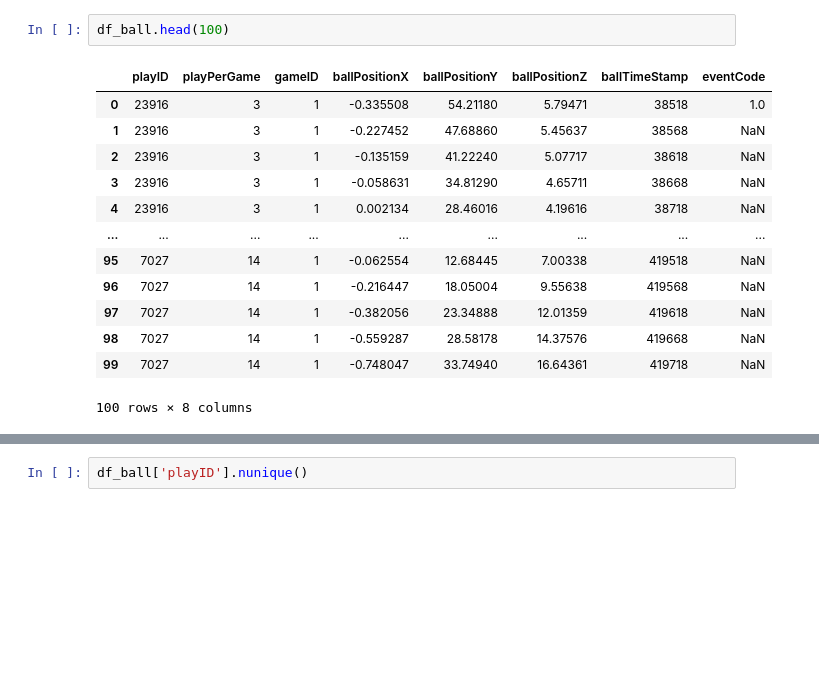
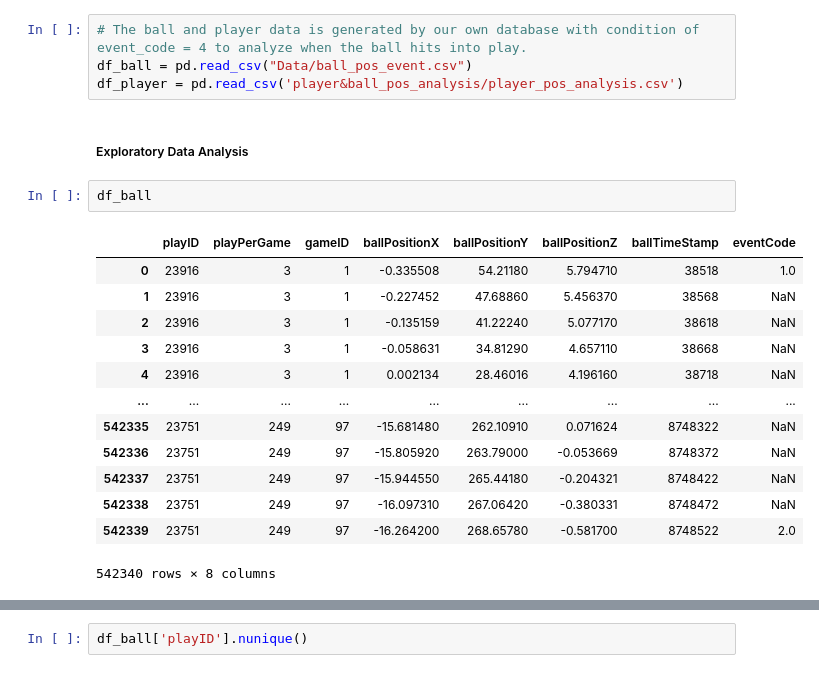
Before and after one commit to LUKEZFLU/SMT2023, a Jupyter notebook: Ball_Speed_Analysis/ball_pos_total_distance.ipynb, the cells around one changed output, grey strips where cells are left out. Cells and saved outputs as stored; diff of their text form; blank space fills up the shorter version.

Commit message:
update ball speed analysis

```diff
--- a/Ball_Speed_Analysis/ball_pos_total_distance.ipynb
+++ b/Ball_Speed_Analysis/ball_pos_total_distance.ipynb
@@ -9,16 +19,22 @@ player = pd.read_csv('player&ball_pos_analysis/player_pos_analysis.csv')
+# %%
+# The ball and player data is generated by our own database with condition of event_code = 4 to analyze when the ball hits into play.
+df_ball = pd.read_csv("Data/ball_pos_event.csv")
+df_player = pd.read_csv('player&ball_pos_analysis/player_pos_analysis.csv')
+# %% [markdown]
+##### Exploratory Data Analysis
 # %%
-df_ball.head(100)
+df_ball
 # %% [output]
 |  | playID | playPerGame | gameID | ballPositionX | ballPositionY | ballPositionZ | ballTimeStamp | eventCode |
-| 0 | 23916 | 3 | 1 | -0.335508 | 54.21180 | 5.79471 | 38518 | 1.0 |
-| 1 | 23916 | 3 | 1 | -0.227452 | 47.68860 | 5.45637 | 38568 | NaN |
-| 2 | 23916 | 3 | 1 | -0.135159 | 41.22240 | 5.07717 | 38618 | NaN |
-| 3 | 23916 | 3 | 1 | -0.058631 | 34.81290 | 4.65711 | 38668 | NaN |
-| 4 | 23916 | 3 | 1 | 0.002134 | 28.46016 | 4.19616 | 38718 | NaN |
+| 0 | 23916 | 3 | 1 | -0.335508 | 54.21180 | 5.794710 | 38518 | 1.0 |
+| 1 | 23916 | 3 | 1 | -0.227452 | 47.68860 | 5.456370 | 38568 | NaN |
+| 2 | 23916 | 3 | 1 | -0.135159 | 41.22240 | 5.077170 | 38618 | NaN |
+| 3 | 23916 | 3 | 1 | -0.058631 | 34.81290 | 4.657110 | 38668 | NaN |
+| 4 | 23916 | 3 | 1 | 0.002134 | 28.46016 | 4.196160 | 38718 | NaN |
 | ... | ... | ... | ... | ... | ... | ... | ... | ... |
-| 95 | 7027 | 14 | 1 | -0.062554 | 12.68445 | 7.00338 | 419518 | NaN |
-| 96 | 7027 | 14 | 1 | -0.216447 | 18.05004 | 9.55638 | 419568 | NaN |
-| 97 | 7027 | 14 | 1 | -0.382056 | 23.34888 | 12.01359 | 419618 | NaN |
-| 98 | 7027 | 14 | 1 | -0.559287 | 28.58178 | 14.37576 | 419668 | NaN |
-| 99 | 7027 | 14 | 1 | -0.748047 | 33.74940 | 16.64361 | 419718 | NaN |
+| 542335 | 23751 | 249 | 97 | -15.681480 | 262.10910 | 0.071624 | 8748322 | NaN |
+| 542336 | 23751 | 249 | 97 | -15.805920 | 263.79000 | -0.053669 | 8748372 | NaN |
+| 542337 | 23751 | 249 | 97 | -15.944550 | 265.44180 | -0.204321 | 8748422 | NaN |
+| 542338 | 23751 | 249 | 97 | -16.097310 | 267.06420 | -0.380331 | 8748472 | NaN |
+| 542339 | 23751 | 249 | 97 | -16.264200 | 268.65780 | -0.581700 | 8748522 | 2.0 |
-100 rows × 8 columns
+542340 rows × 8 columns
```
Also changed, not shown: parts of 43 cells of this notebook, 2 other files.
